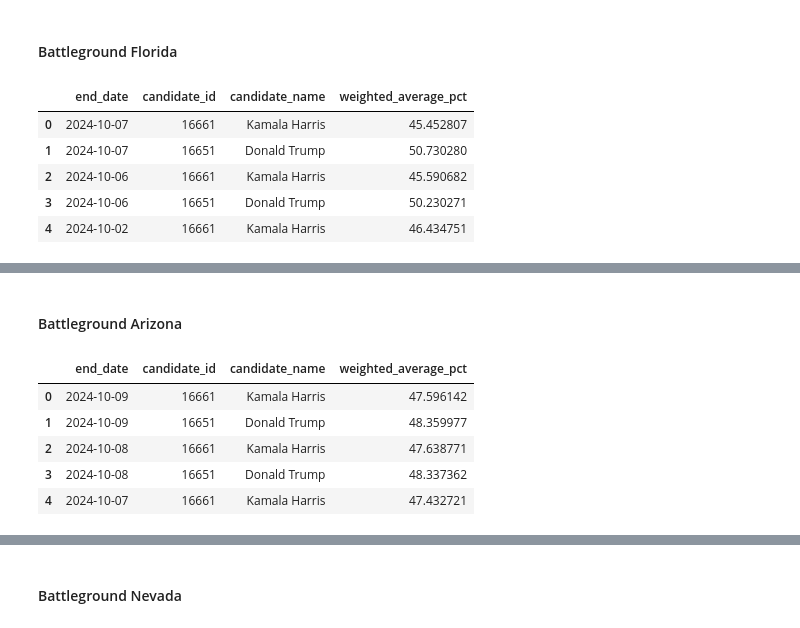
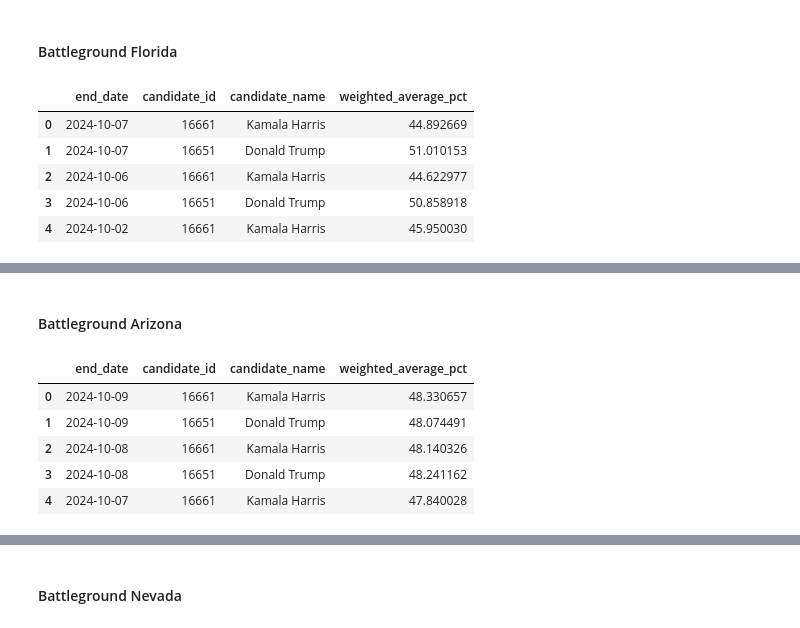
Before and after one commit to christophermoverton/ppoll_jupyterlab, a Jupyter notebook: 538pollingdata.ipynb, the cells around one changed output, grey strips where cells are left out. Drawn from its saved outputs; the diff is of its cells as text; code cells hidden in the pictures.

```diff
--- a/538pollingdata.ipynb
+++ b/538pollingdata.ipynb
@@ -1273,9 +1273,9 @@ for current_date in df_mi['end_date'].unique():
             result_df = pd.concat([result_df, filtered_df])
         candidate_data = result_df.copy()
 
-        c_mean = candidate_data[(candidate_data['days_past_index'] < 40) & (candidate_data['days_past_index'] > 1)]['pct'].mean() #gather mean for past 30 days of likely voters
+        c_mean = candidate_data[(candidate_data['days_past_index'] < 15) & (candidate_data['days_past_index'] > 0)]['pct'].mean() #gather mean for past 30 days of likely voters
 
-        c_std = candidate_data[(candidate_data['days_past_index'] < 40) & (candidate_data['days_past_index'] > 1)]['pct'].std() #gather standard deviation for past 30 days of likely voters
+        c_std = candidate_data[(candidate_data['days_past_index'] < 15) & (candidate_data['days_past_index'] > 0)]['pct'].std() #gather standard deviation for past 30 days of likely voters
         #print(candidate)
         #print(c_mean)
         #print(c_std)
@@ -1288,8 +1288,8 @@ for current_date in df_mi['end_date'].unique():
         #lets grab house effect data
         # Group the data by 'pollster' and calculate the mean of 'pct' for each pollster
         #Start House effect data computation#
-        c_mean2 = candidate_data[(candidate_data['days_past_index'] < 40) & (candidate_data['days_past_index'] >= 0)]['pct'].mean()
-        c_mean_by_pollster = candidate_data[(candidate_data['days_past_index'] < 40) &
+        c_mean2 = candidate_data[(candidate_data['days_past_index'] < 15) & (candidate_data['days_past_index'] >= 0)]['pct'].mean()
+        c_mean_by_pollster = candidate_data[(candidate_data['days_past_index'] < 15) &
                                             (candidate_data['days_past_index'] >= 0)].groupby('pollster_id')['pct'].mean()
 
 
@@ -1530,9 +1530,9 @@ for current_date in df_mi['end_date'].unique():
             result_df = pd.concat([result_df, filtered_df])
         candidate_data = result_df.copy()
 
-        c_mean = candidate_data[(candidate_data['days_past_index'] < 40) & (candidate_data['days_past_index'] > 1)]['pct'].mean() #gather mean for past 30 days of likely voters
+        c_mean = candidate_data[(candidate_data['days_past_index'] < 15) & (candidate_data['days_past_index'] > 0)]['pct'].mean() #gather mean for past 30 days of likely voters
 
-        c_std = candidate_data[(candidate_data['days_past_index'] < 40) & (candidate_data['days_past_index'] > 1)]['pct'].std() #gather standard deviation for past 30 days of likely voters
+        c_std = candidate_data[(candidate_data['days_past_index'] < 15) & (candidate_data['days_past_index'] > 0)]['pct'].std() #gather standard deviation for past 30 days of likely voters
         #print(candidate)
         #print(c_mean)
         #print(c_std)
@@ -1545,8 +1545,8 @@ for current_date in df_mi['end_date'].unique():
         #lets grab house effect data
         # Group the data by 'pollster' and calculate the mean of 'pct' for each pollster
         #Start House effect data computation#
-        c_mean2 = candidate_data[(candidate_data['days_past_index'] < 40) & (candidate_data['days_past_index'] >= 0)]['pct'].mean()
-        c_mean_by_pollster = candidate_data[(candidate_data['days_past_index'] < 40) &
+        c_mean2 = candidate_data[(candidate_data['days_past_index'] < 15) & (candidate_data['days_past_index'] >= 0)]['pct'].mean()
+        c_mean_by_pollster = candidate_data[(candidate_data['days_past_index'] < 15) &
                                             (candidate_data['days_past_index'] >= 0)].groupby('pollster_id')['pct'].mean()
 
 
@@ -1787,9 +1787,9 @@ for current_date in df_mi['end_date'].unique():
             result_df = pd.concat([result_df, filtered_df])
         candidate_data = result_df.copy()
 
-        c_mean = candidate_data[(candidate_data['days_past_index'] < 40) & (candidate_data['days_past_index'] > 1)]['pct'].mean() #gather mean for past 30 days of likely voters
+        c_mean = candidate_data[(candidate_data['days_past_index'] < 15) & (candidate_data['days_past_index'] > 0)]['pct'].mean() #gather mean for past 30 days of likely voters
 
-        c_std = candidate_data[(candidate_data['days_past_index'] < 40) & (candidate_data['days_past_index'] > 1)]['pct'].std() #gather standard deviation for past 30 days of likely voters
+        c_std = candidate_data[(candidate_data['days_past_index'] < 15) & (candidate_data['days_past_index'] > 0)]['pct'].std() #gather standard deviation for past 30 days of likely voters
         #print(candidate)
         #print(c_mean)
         #print(c_std)
@@ -1802,8 +1802,8 @@ for current_date in df_mi['end_date'].unique():
         #lets grab house effect data
         # Group the data by 'pollster' and calculate the mean of 'pct' for each pollster
         #Start House effect data computation#
-        c_mean2 = candidate_data[(candidate_data['days_past_index'] < 40) & (candidate_data['days_past_index'] >= 0)]['pct'].mean()
-        c_mean_by_pollster = candidate_data[(candidate_data['days_past_index'] < 40) &
+        c_mean2 = candidate_data[(candidate_data['days_past_index'] < 15) & (candidate_data['days_past_index'] >= 0)]['pct'].mean()
+        c_mean_by_pollster = candidate_data[(candidate_data['days_past_index'] < 15) &
                                             (candidate_data['days_past_index'] >= 0)].groupby('pollster_id')['pct'].mean()
 
 
@@ -2044,9 +2044,9 @@ for current_date in df_mi['end_date'].unique():
             result_df = pd.concat([result_df, filtered_df])
         candidate_data = result_df.copy()
 
-        c_mean = candidate_data[(candidate_data['days_past_index'] < 40) & (candidate_data['days_past_index'] > 1)]['pct'].mean() #gather mean for past 30 days of likely voters
+        c_mean = candidate_data[(candidate_data['days_past_index'] < 15) & (candidate_data['days_past_index'] > 0)]['pct'].mean() #gather mean for past 30 days of likely voters
 
-        c_std = candidate_data[(candidate_data['days_past_index'] < 40) & (candidate_data['days_past_index'] > 1)]['pct'].std() #gather standard deviation for past 30 days of likely voters
+        c_std = candidate_data[(candidate_data['days_past_index'] < 15) & (candidate_data['days_past_index'] > 0)]['pct'].std() #gather standard deviation for past 30 days of likely voters
         #print(candidate)
         #print(c_mean)
         #print(c_std)
@@ -2059,8 +2059,8 @@ for current_date in df_mi['end_date'].unique():
         #lets grab house effect data
         # Group the data by 'pollster' and calculate the mean of 'pct' for each pollster
         #Start House effect data computation#
-        c_mean2 = candidate_data[(candidate_data['days_past_index'] < 40) & (candidate_data['days_past_index'] >= 0)]['pct'].mean()
-        c_mean_by_pollster = candidate_data[(candidate_data['days_past_index'] < 40) &
+        c_mean2 = candidate_data[(candidate_data['days_past_index'] < 15) & (candidate_data['days_past_index'] >= 0)]['pct'].mean()
+        c_mean_by_pollster = candidate_data[(candidate_data['days_past_index'] < 15) &
                                             (candidate_data['days_past_index'] >= 0)].groupby('pollster_id')['pct'].mean()
 
 
@@ -2301,9 +2301,9 @@ for current_date in df_mi['end_date'].unique():
             result_df = pd.concat([result_df, filtered_df])
         candidate_data = result_df.copy()
 
-        c_mean = candidate_data[(candidate_data['days_past_index'] < 40) & (candidate_data['days_past_index'] > 1)]['pct'].mean() #gather mean for past 30 days of likely voters
+        c_mean = candidate_data[(candidate_data['days_past_index'] < 15) & (candidate_data['days_past_index'] > 0)]['pct'].mean() #gather mean for past 30 days of likely voters
 
-        c_std = candidate_data[(candidate_data['days_past_index'] < 40) & (candidate_data['days_past_index'] > 1)]['pct'].std() #gather standard deviation for past 30 days of likely voters
+        c_std = candidate_data[(candidate_data['days_past_index'] < 15) & (candidate_data['days_past_index'] > 0)]['pct'].std() #gather standard deviation for past 30 days of likely voters
         #print(candidate)
         #print(c_mean)
         #print(c_std)
@@ -2316,8 +2316,8 @@ for current_date in df_mi['end_date'].unique():
         #lets grab house effect data
         # Group the data by 'pollster' and calculate the mean of 'pct' for each pollster
         #Start House effect data computation#
-        c_mean2 = candidate_data[(candidate_data['days_past_index'] < 40) & (candidate_data['days_past_index'] >= 0)]['pct'].mean()
-        c_mean_by_pollster = candidate_data[(candidate_data['days_past_index'] < 40) &
+        c_mean2 = candidate_data[(candidate_data['days_past_index'] < 15) & (candidate_data['days_past_index'] >= 0)]['pct'].mean()
+        c_mean_by_pollster = candidate_data[(candidate_data['days_past_index'] < 15) &
                                             (candidate_data['days_past_index'] >= 0)].groupby('pollster_id')['pct'].mean()
 
 
@@ -2351,38 +2351,38 @@ for current_date in df_mi['end_date'].unique():
             candidate_data['weight_score'] * candidate_data['weight_time'] * candidate_data['weight_outlier']
         )
         # check for NaN entries in the w_i column
         #nan_weight_i = candidate_data['w_i'].isna().sum()
         #print result
         #print(f"Number of NaN value in 'w_i': {nan_weight_i}")
 
         # Step 3: Identify rows with NaN in w_i to examine their individual values
         #nan_rows = candidate_data[candidate_data['w_i'].isna()]
         #print("Rows producing NaN in 'w_i':")
         #print(nan_rows[['methodology','weight_mode', 'weight_sample', 'weight_score', 'weight_time', 'w_i']])
 
         # Step 9: Compute the weighted average of the poll points ('pct') using the computed weights
         weighted_average_pct = np.average(candidate_data['adjusted_pct'], weights=candidate_data['w_i'])
 
         # Step 10: Store the current date, candidate_id, candidate_name, and the weighted average in a new DataFrame
         if not candidate_data.empty:
             candidate_name = candidate_data['candidate_name'].iloc[0]
             weighted_averages.append({
                 'end_date': current_date,
                 'candidate_id': candidate,
                 'candidate_name': candidate_name,
                 'weighted_average_pct': weighted_average_pct
             })
 
 # Convert the results into a new DataFrame
 df_weighted_averages = pd.DataFrame(weighted_averages)
 df_weighted_averages.head()
 # %% [output]
 |  | end_date | candidate_id | candidate_name | weighted_average_pct |
-| 0 | 2024-10-07 | 16661 | Kamala Harris | 45.452807 |
-| 1 | 2024-10-07 | 16651 | Donald Trump | 50.730280 |
-| 2 | 2024-10-06 | 16661 | Kamala Harris | 45.590682 |
-| 3 | 2024-10-06 | 16651 | Donald Trump | 50.230271 |
-| 4 | 2024-10-02 | 16661 | Kamala Harris | 46.434751 |
+| 0 | 2024-10-07 | 16661 | Kamala Harris | 44.892669 |
+| 1 | 2024-10-07 | 16651 | Donald Trump | 51.010153 |
+| 2 | 2024-10-06 | 16661 | Kamala Harris | 44.622977 |
+| 3 | 2024-10-06 | 16651 | Donald Trump | 50.858918 |
+| 4 | 2024-10-02 | 16661 | Kamala Harris | 45.950030 |
 # %%
 # Pivot the data so that we have both candidates' weighted averages in the same row for each end_date
 df_pivot = df_weighted_averages.pivot(index='end_date', columns='candidate_name', values='weighted_average_pct').reset_index()
@@ -2493,9 +2493,9 @@ for current_date in df_mi['end_date'].unique():
             result_df = pd.concat([result_df, filtered_df])
         candidate_data = result_df.copy()
 
-        c_mean = candidate_data[(candidate_data['days_past_index'] < 40) & (candidate_data['days_past_index'] > 1)]['pct'].mean() #gather mean for past 30 days of likely voters
+        c_mean = candidate_data[(candidate_data['days_past_index'] < 15) & (candidate_data['days_past_index'] > 0)]['pct'].mean() #gather mean for past 30 days of likely voters
 
-        c_std = candidate_data[(candidate_data['days_past_index'] < 40) & (candidate_data['days_past_index'] > 1)]['pct'].std() #gather standard deviation for past 30 days of likely voters
+        c_std = candidate_data[(candidate_data['days_past_index'] < 15) & (candidate_data['days_past_index'] > 0)]['pct'].std() #gather standard deviation for past 30 days of likely voters
         #print(candidate)
         #print(c_mean)
         #print(c_std)
@@ -2508,8 +2508,8 @@ for current_date in df_mi['end_date'].unique():
         #lets grab house effect data
         # Group the data by 'pollster' and calculate the mean of 'pct' for each pollster
         #Start House effect data computation#
-        c_mean2 = candidate_data[(candidate_data['days_past_index'] < 40) & (candidate_data['days_past_index'] >= 0)]['pct'].mean()
-        c_mean_by_pollster = candidate_data[(candidate_data['days_past_index'] < 40) &
+        c_mean2 = candidate_data[(candidate_data['days_past_index'] < 15) & (candidate_data['days_past_index'] >= 0)]['pct'].mean()
+        c_mean_by_pollster = candidate_data[(candidate_data['days_past_index'] < 15) &
                                             (candidate_data['days_past_index'] >= 0)].groupby('pollster_id')['pct'].mean()
 
 
@@ -2570,11 +2570,11 @@ df_weighted_averages = pd.DataFrame(weighted_averages)
 df_weighted_averages.head()
 # %% [output]
 |  | end_date | candidate_id | candidate_name | weighted_average_pct |
-| 0 | 2024-10-09 | 16661 | Kamala Harris | 47.596142 |
-| 1 | 2024-10-09 | 16651 | Donald Trump | 48.359977 |
-| 2 | 2024-10-08 | 16661 | Kamala Harris | 47.638771 |
-| 3 | 2024-10-08 | 16651 | Donald Trump | 48.337362 |
-| 4 | 2024-10-07 | 16661 | Kamala Harris | 47.432721 |
+| 0 | 2024-10-09 | 16661 | Kamala Harris | 48.330657 |
+| 1 | 2024-10-09 | 16651 | Donald Trump | 48.074491 |
+| 2 | 2024-10-08 | 16661 | Kamala Harris | 48.140326 |
+| 3 | 2024-10-08 | 16651 | Donald Trump | 48.241162 |
+| 4 | 2024-10-07 | 16661 | Kamala Harris | 47.840028 |
 # %%
 # Pivot the data so that we have both candidates' weighted averages in the same row for each end_date
 df_pivot = df_weighted_averages.pivot(index='end_date', columns='candidate_name', values='weighted_average_pct').reset_index()
```
Also changed, not shown: parts of 6 cells of this notebook.
